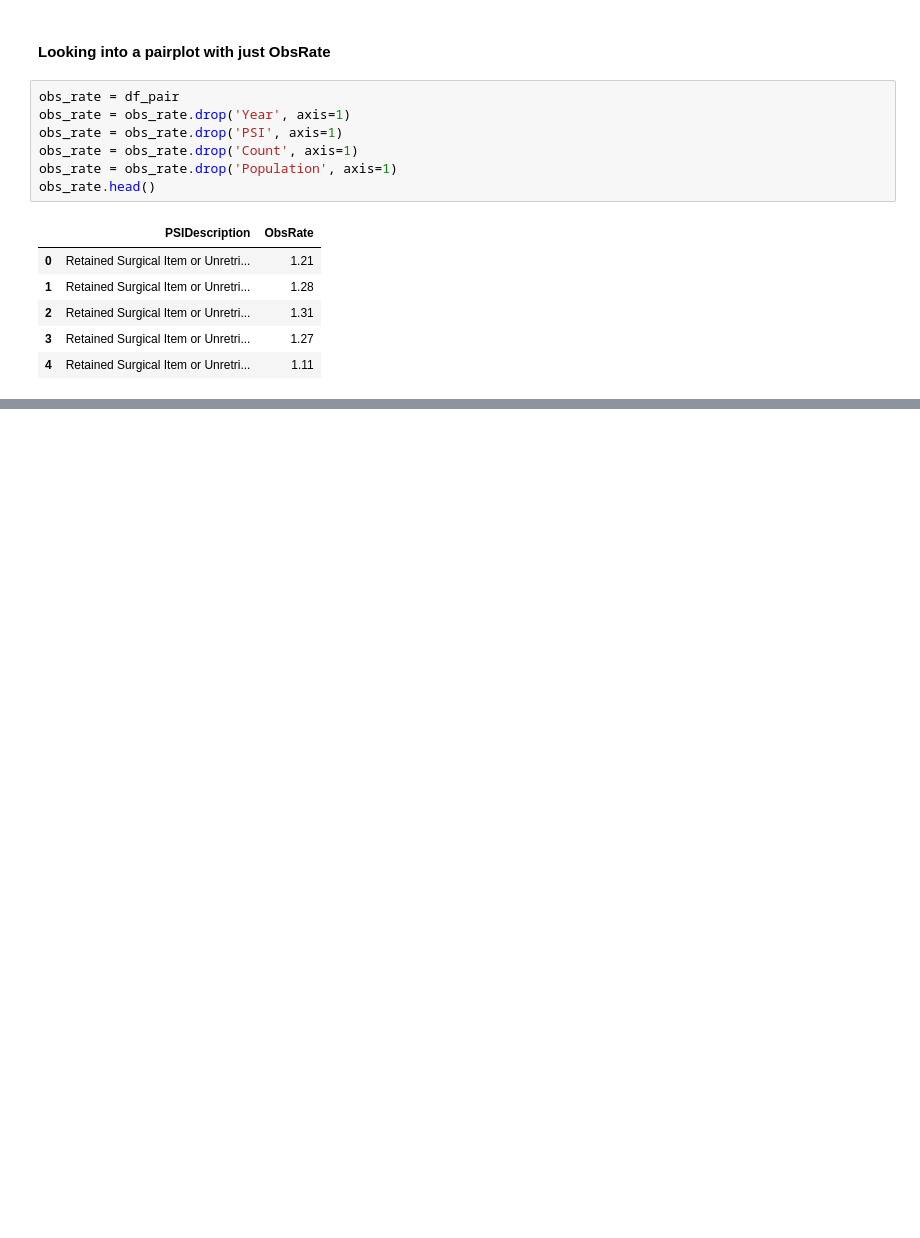
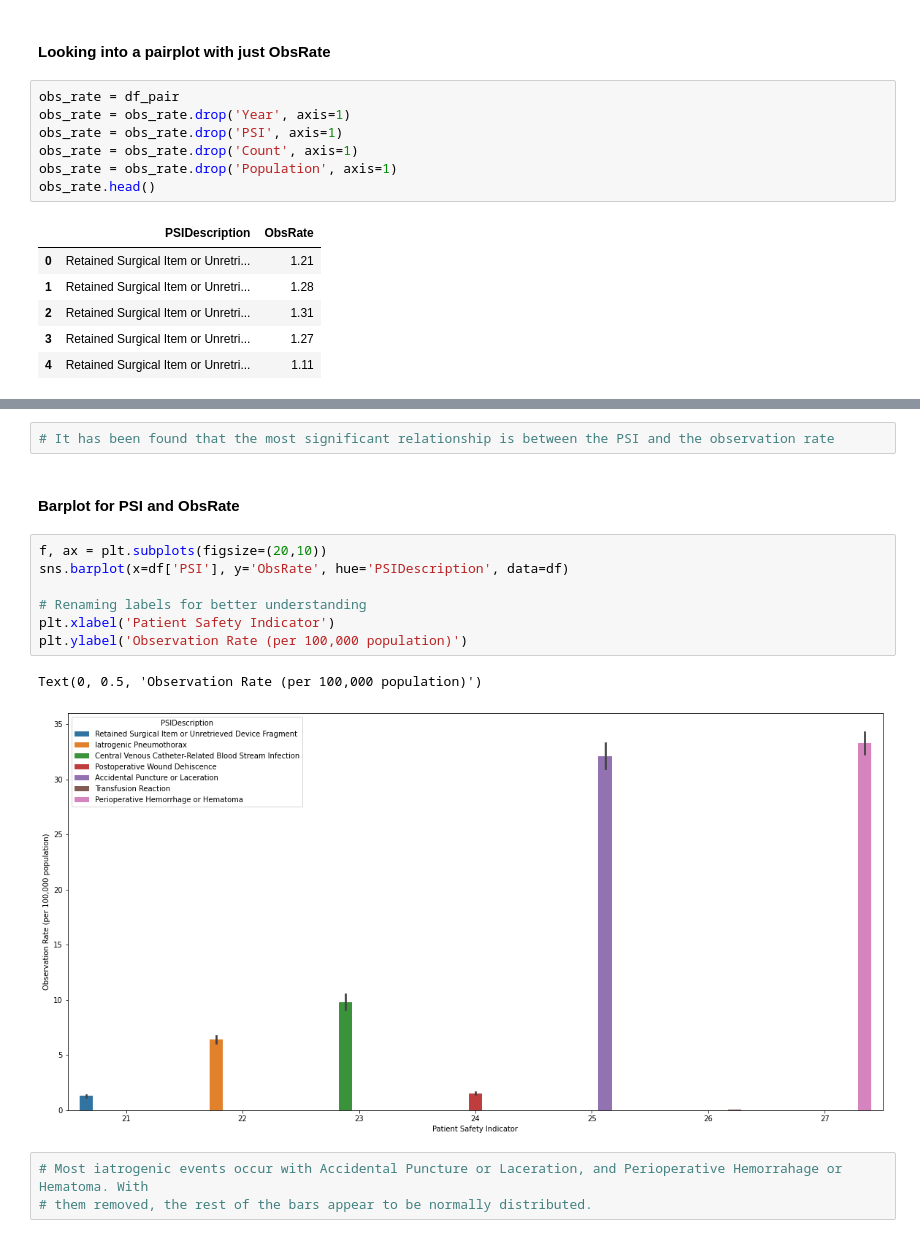
Before and after one commit to moh-k189/caliadverse, a Jupyter notebook: calihealth.ipynb, the cells around one changed output, grey strips where cells are left out. Cells and saved outputs as stored; diff of their text form; blank space fills up the shorter version.

Commit message:
Found significant relationship in EDA

```diff
--- a/calihealth.ipynb
+++ b/calihealth.ipynb
@@ -119,0 +139,17 @@ plt.show()
+# %%
+# It has been found that the most significant relationship is between the PSI and the observation rate
+# %% [markdown]
+#### Barplot for PSI and ObsRate
+# %%
+f, ax = plt.subplots(figsize=(20,10))
+sns.barplot(x=df['PSI'], y='ObsRate', hue='PSIDescription', data=df)
+
+# Renaming labels for better understanding
+plt.xlabel('Patient Safety Indicator')
+plt.ylabel('Observation Rate (per 100,000 population)')
+# %% [output]
+Text(0, 0.5, 'Observation Rate (per 100,000 population)')
+[figure, added]
+# %%
+# Most iatrogenic events occur with Accidental Puncture or Laceration, and Perioperative Hemorrahage or Hematoma. With
+# them removed, the rest of the bars appear to be normally distributed.
```
Also changed, not shown: parts of 10 cells of this notebook, 1 other file.
